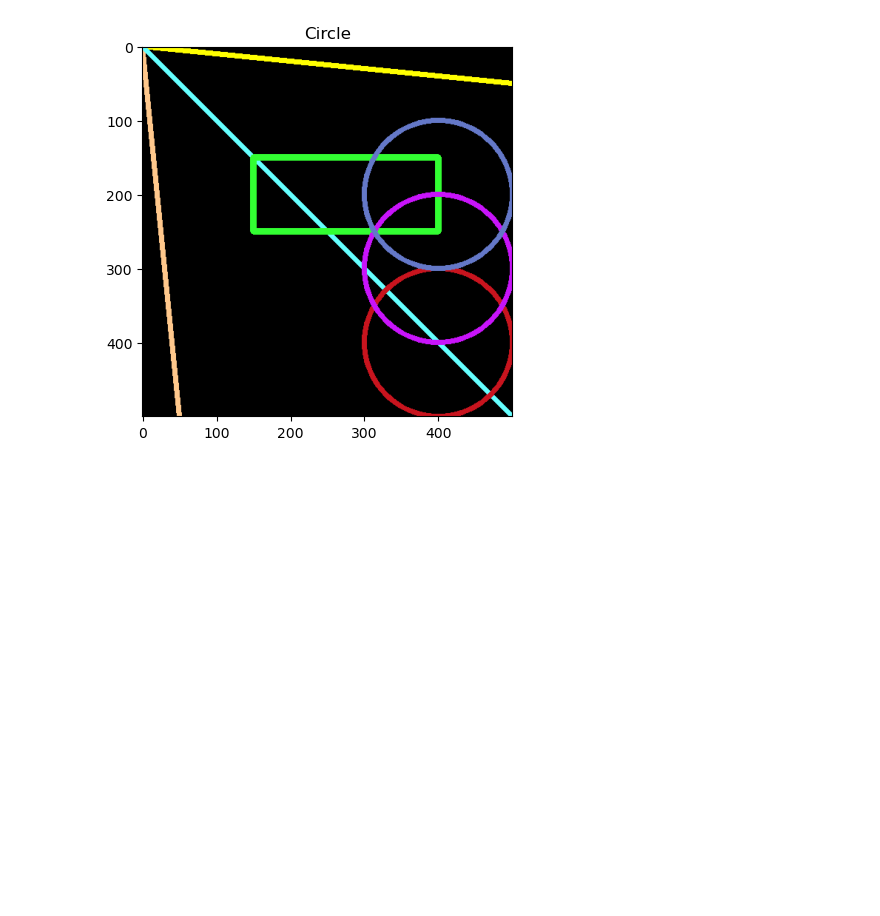
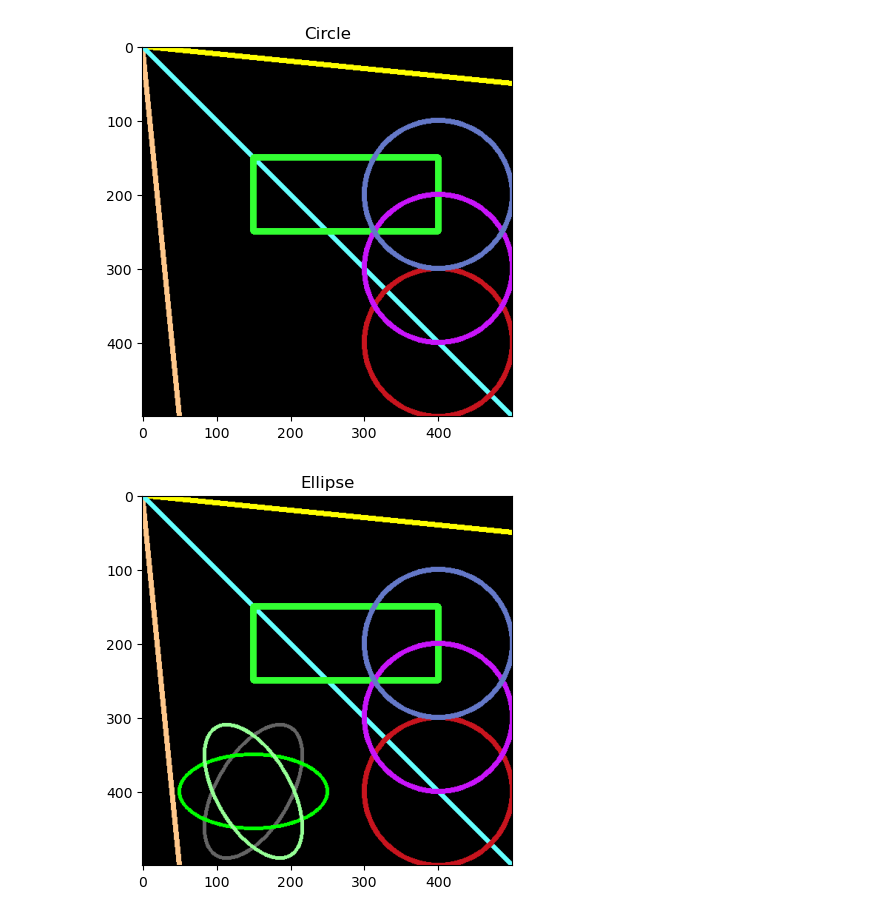
Before and after one commit to Abtinz/Computer-Vision-OpenCV-Yolo, a Jupyter notebook: OpenCV/image processing/shapes and vocabs/shapes_and_vocabs.ipynb, the cells around one changed output. Drawn from its saved outputs; the diff is of its cells as text; code cells hidden in the pictures; blank space fills up the shorter version.

Commit message:
Ellipse

```diff
--- a/OpenCV/image processing/shapes and vocabs/shapes_and_vocabs.ipynb
+++ b/OpenCV/image processing/shapes and vocabs/shapes_and_vocabs.ipynb
@@ -44,3 +44,11 @@ cv.circle(black_board, (400, 200), 100, (200,120,100), 5)
 plt.imshow(black_board[...,::-1]); plt.title("Circle");
 # %% [output]
 [figure]
+# %%
+cv.ellipse(black_board, (150, 400), (100, 50), 300, 0, 360, (100,100,100), 4)
+cv.ellipse(black_board, (150, 400), (100, 50), 60, 0, 360, (100,200,100), 4)
+cv.ellipse(black_board, (150, 400), (100, 50), 180, 0, 360, (0,255,0), 4)
+cv.ellipse(black_board, (150, 400), (100, 50), 240, 0, 360, (150,255,150), 4)
+plt.imshow(black_board[...,::-1]);plt.title("Ellipse");
+# %% [output]
+[figure, added]
```
